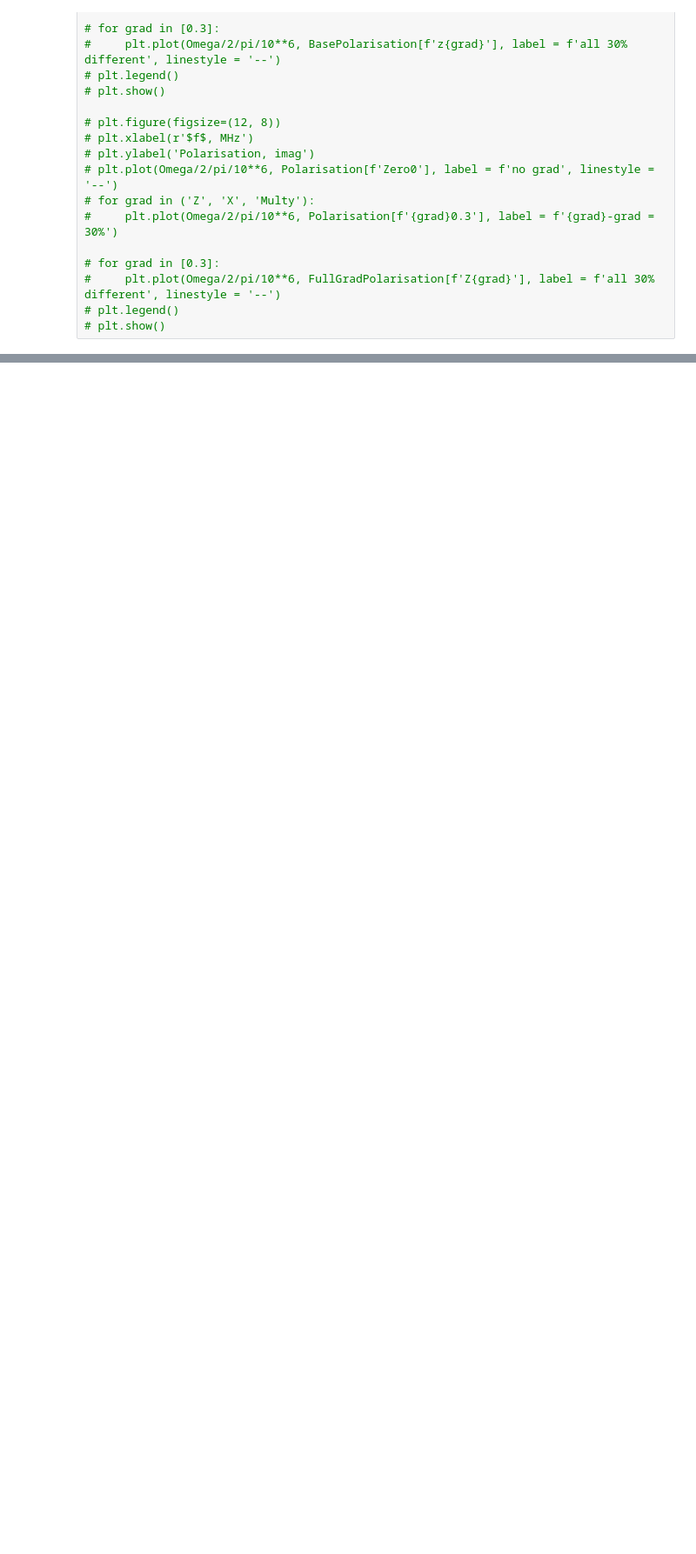
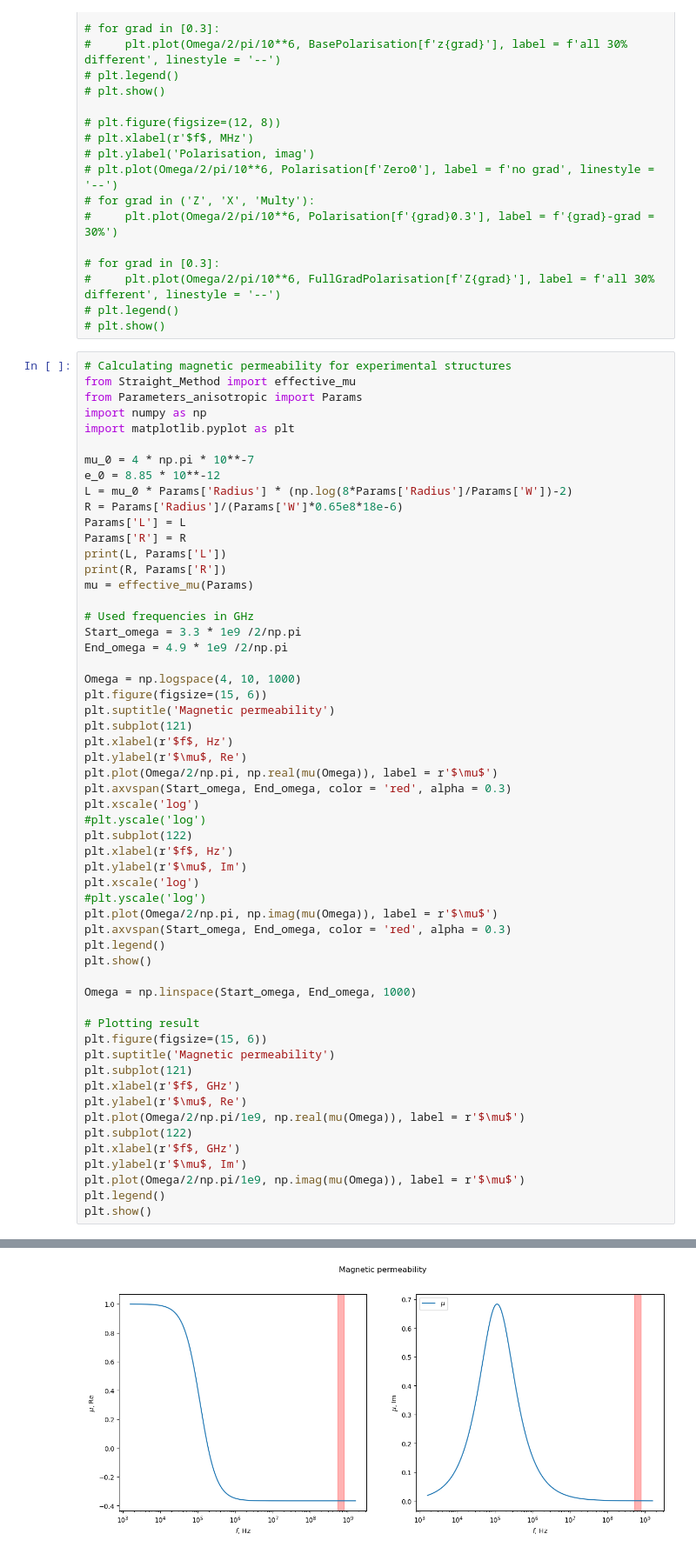
Before and after one commit to broshura/Discrete_Model_Of_Metamaterial_Lens, a Jupyter notebook: Code/Solving.ipynb, the cells around one changed output, grey strips where cells are left out. Shown at 87% size. Drawn from its saved outputs; the diff is of its cells as text; blank space fills up the shorter version.

```diff
--- a/Code/Solving.ipynb
+++ b/Code/Solving.ipynb
@@ -1186,3 +1236,60 @@ for type in Grads:
 #     plt.plot(Omega/2/pi/10**6, FullGradPolarisation[f'Z{grad}'], label = f'all 30% different', linestyle = '--')
 # plt.legend()
 # plt.show()
+# %%
+# Calculating magnetic permeability for experimental structures
+from Straight_Method import effective_mu
+from Parameters_anisotropic import Params
+import numpy as np
+import matplotlib.pyplot as plt
+
+mu_0 = 4 * np.pi * 10**-7
+e_0 = 8.85 * 10**-12
+L = mu_0 * Params['Radius'] * (np.log(8*Params['Radius']/Params['W'])-2)
+R = Params['Radius']/(Params['W']*0.65e8*18e-6)
+Params['L'] = L
+Params['R'] = R
+print(L, Params['L'])
+print(R, Params['R'])
+mu = effective_mu(Params)
+
+# Used frequencies in GHz
+Start_omega = 3.3 * 1e9 /2/np.pi
+End_omega = 4.9 * 1e9 /2/np.pi
+
+Omega = np.logspace(4, 10, 1000)
+plt.figure(figsize=(15, 6))
+plt.suptitle('Magnetic permeability')
+plt.subplot(121)
+plt.xlabel(r'$f$, Hz')
+plt.ylabel(r'$\mu$, Re')
+plt.plot(Omega/2/np.pi, np.real(mu(Omega)), label = r'$\mu$')
+plt.axvspan(Start_omega, End_omega, color = 'red', alpha = 0.3)
+plt.xscale('log')
+#plt.yscale('log')
+plt.subplot(122)
+plt.xlabel(r'$f$, Hz')
+plt.ylabel(r'$\mu$, Im')
+plt.xscale('log')
+#plt.yscale('log')
+plt.plot(Omega/2/np.pi, np.imag(mu(Omega)), label = r'$\mu$')
+plt.axvspan(Start_omega, End_omega, color = 'red', alpha = 0.3)
+plt.legend()
+plt.show()
+
+Omega = np.linspace(Start_omega, End_omega, 1000)
+
+# Plotting result
+plt.figure(figsize=(15, 6))
+plt.suptitle('Magnetic permeability')
+plt.subplot(121)
+plt.xlabel(r'$f$, GHz')
+plt.ylabel(r'$\mu$, Re')
+plt.plot(Omega/2/np.pi/1e9, np.real(mu(Omega)), label = r'$\mu$')
+plt.subplot(122)
+plt.xlabel(r'$f$, GHz')
+plt.ylabel(r'$\mu$, Im')
+plt.plot(Omega/2/np.pi/1e9, np.imag(mu(Omega)), label = r'$\mu$')
+plt.legend()
+plt.show()
+# %% [output]
@@ -1188,0 +1298 @@ for type in Grads:
+[figure, added]
```
Also changed, not shown: parts of 6 cells of this notebook, 27 other files.
